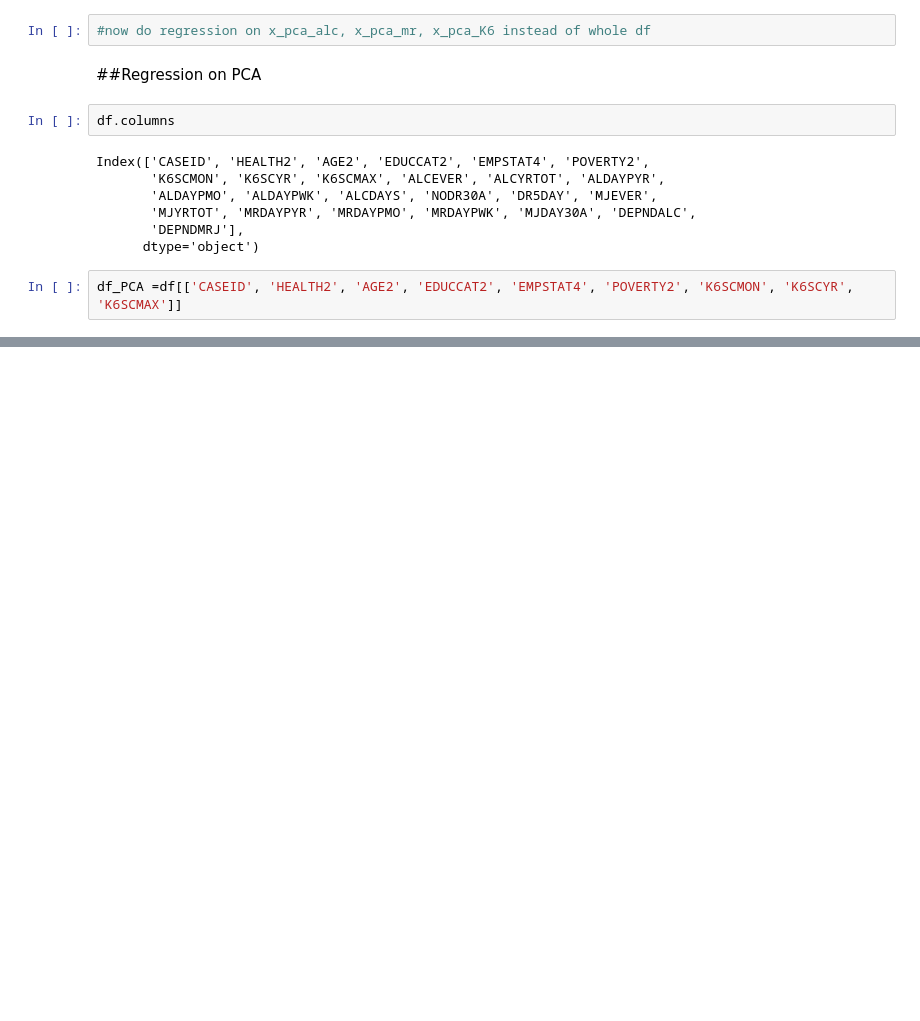
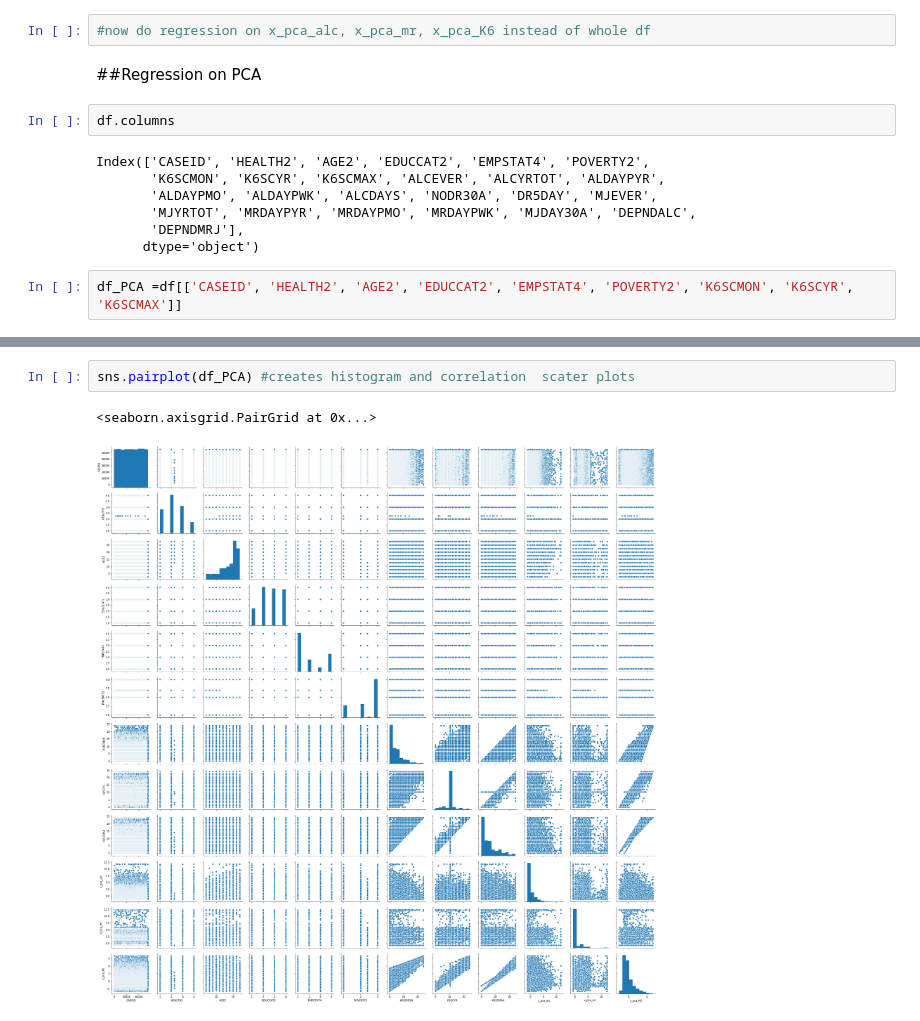
Before and after one commit to 06fsantos/DA_Mental_Illness, a Jupyter notebook: DA_Mental_Illness/PCA.ipynb, the cells around one changed output, grey strips where cells are left out. Drawn from its saved outputs; the diff is of its cells as text; blank space fills up the shorter version.

```diff
--- a/DA_Mental_Illness/PCA.ipynb
+++ b/DA_Mental_Illness/PCA.ipynb
@@ -189,0 +188,5 @@ df_PCA.assign(x_pca_alc = x_pca_alc, x_pca_mr=x_pca_mr, x_pca_K6=x_pca_K6)
+# %%
+sns.pairplot(df_PCA) #creates histogram and correlation  scater plots
+# %% [output]
+<seaborn.axisgrid.PairGrid at 0x...>
+[figure, added]
```
Also changed, not shown: parts of 41 cells of this notebook.
